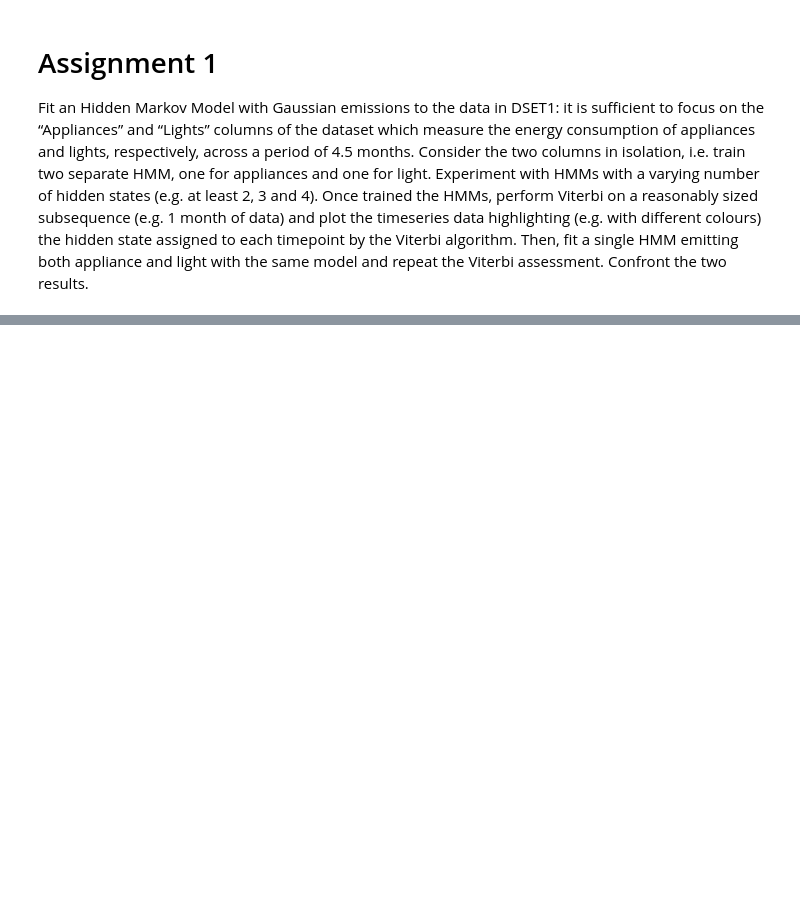
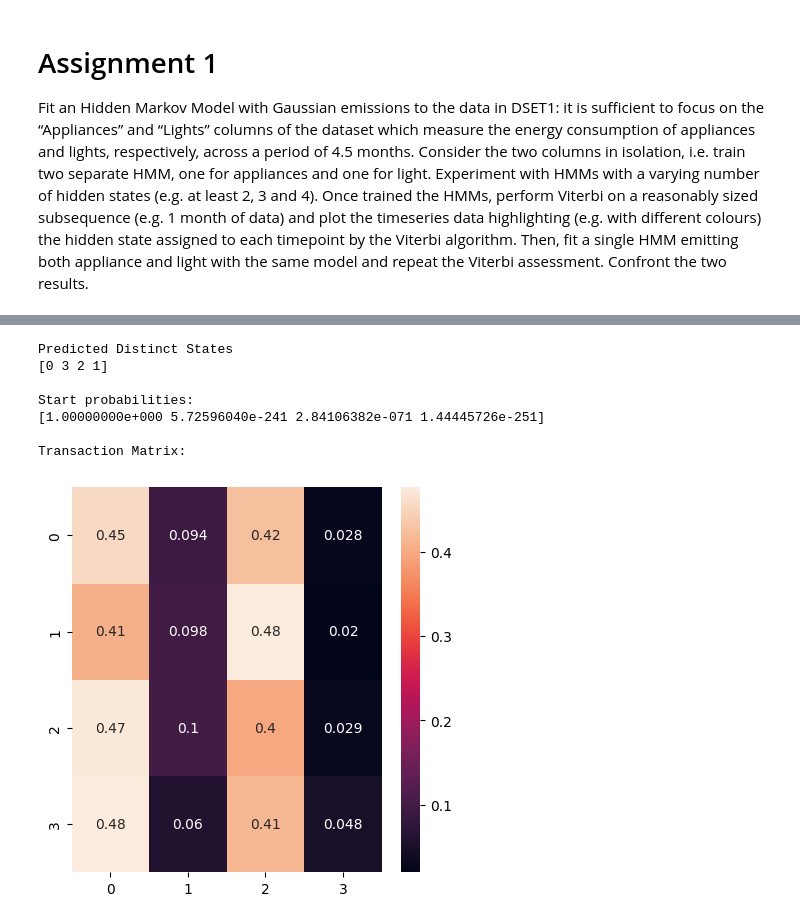
Before and after one commit to nicas83/unipi-intel-system-ispr, a Jupyter notebook: GNicassio_Assignment1.ipynb, the cells around one changed output, grey strips where cells are left out. Cells and saved outputs as stored; diff of their text form; code cells hidden in the pictures; blank space fills up the shorter version.

Commit message:
Midterm2 - Hidden Markov Model

```diff
--- a/GNicassio_Assignment1.ipynb
+++ b/GNicassio_Assignment1.ipynb
@@ -14,0 +86,23 @@ from sklearn.model_selection import train_test_split
+# %%
+def applying_prediction(data: pd.DataFrame, model, variable_selected, start_date: None, end_date: None):
+    # Appling the Viterbi algorithm to a restricted period of 1 month
+    # restrict period to a month (bad choise to restrict the period, find another way better)
+    data = data[data["date"] >= pd.to_datetime(start_date)]
+    data = data[data["date"] <= pd.to_datetime(end_date)]
+    hidden_states = model.predict(data[[variable_selected]].values)
+
+    return hidden_states, data
+# %%
+def plot_parameters(model, hidden_states):
+   #plot the start_probability, emission_probability, and transition_probability matrices.
+
+    print("\nPredicted Distinct States")
+    print(pd.unique(hidden_states))
+
+    print("\nStart probabilities:")
+    print(model.startprob_)
+
+    print("\nTransaction Matrix:")
+    plot.figure(figsize=(5,5))
+    sns.heatmap(model.transmat_,annot=True) #cmap="Greens"
+    plot.show()
@@ -14,0 +132,17 @@ from sklearn.model_selection import train_test_split
+# %%
+dataset = import_dataset(False)
+# model selection steps for the two variables analyzed
+model = hmm_model_selection(dataset, 'Appliances', shuffle=True)
+# %%
+plot_parameters(model)
+# compute Viterbi algorithm in a restricted period of date
+prediction, dataset = applying_prediction(dataset, model, 'Appliances', '2016-04-01', '2016-04-30')
+# %% [output]
+Predicted Distinct States
+[0 3 2 1]
+
+Start probabilities:
+[1.00000000e+000 5.72596040e-241 2.84106382e-071 1.44445726e-251]
+
+Transaction Matrix:
+[figure, added]
```
Also changed, not shown: parts of 35 cells of this notebook.
